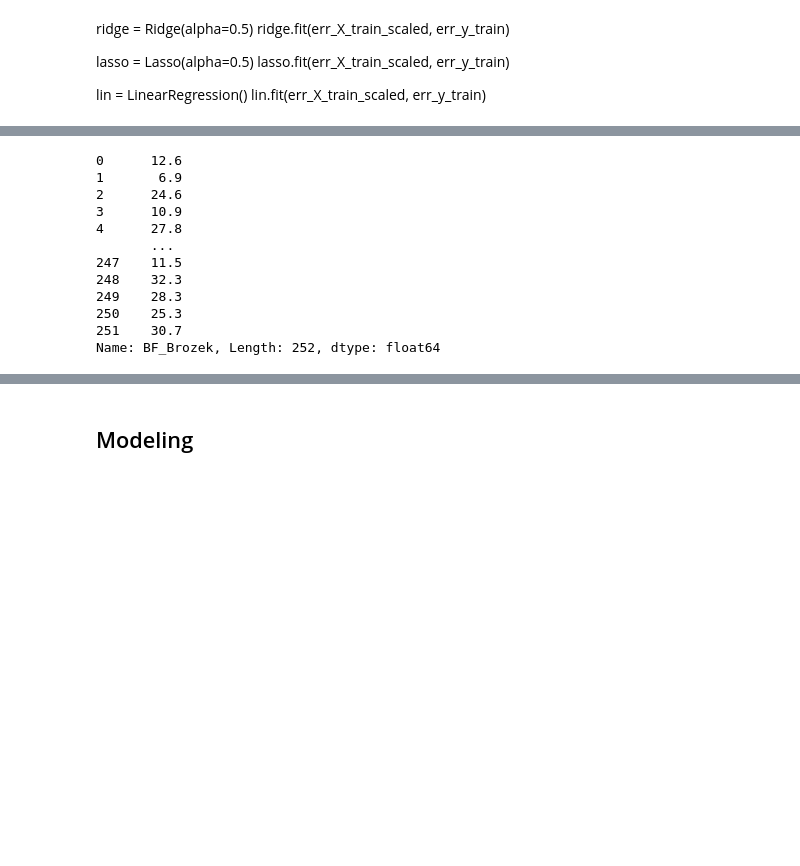
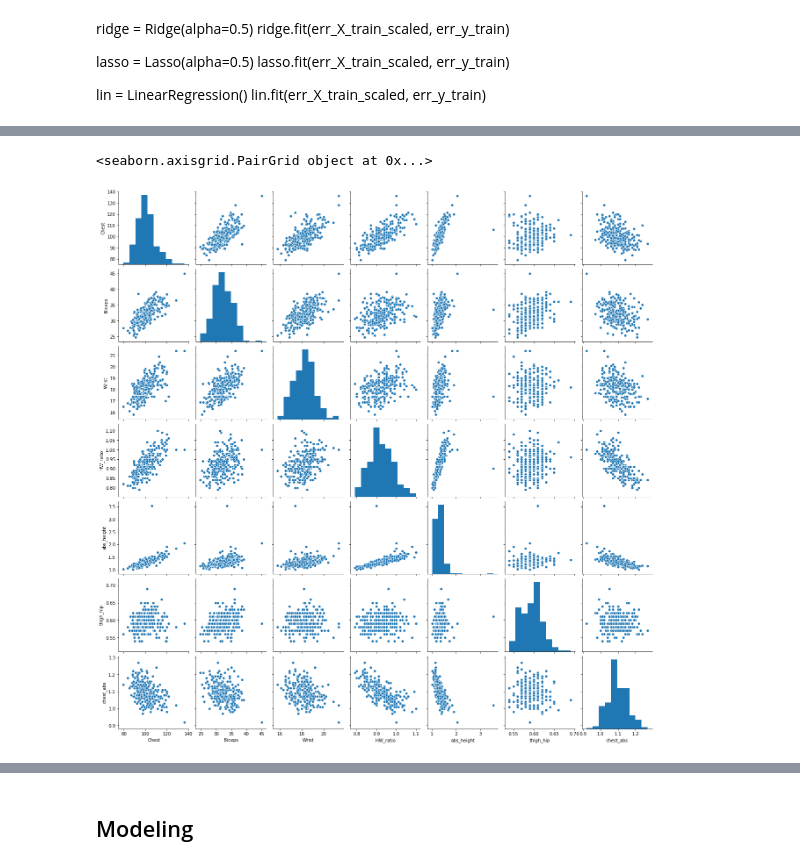
Before and after one commit to Thegreatesthumphrey/Prediction-Model-for-Total-Body-Fat-in-Adult-Men, a Jupyter notebook: Data Set Analysis.ipynb, the cells around one changed output, grey strips where cells are left out. Drawn from its saved outputs; the diff is of its cells as text; code cells hidden in the pictures; blank space fills up the shorter version.

```diff
--- a/Data Set Analysis.ipynb
+++ b/Data Set Analysis.ipynb
@@ -382,6 +424,8 @@ abs(model_df.corr(method='spearman')) > 0.80
 # %%
 ## Split Training and Testing Data
 from sklearn.model_selection import train_test_split
-y = model_df[['BF_Brozek']]
-X = model_df.drop(['BF_Brozek', 'FFM_Brozek', 'Error'], axis=1)
-X_train, X_test, y_train, y_test = train_test_split(X, y, random_state=1)
+
+BF_df = model_df.copy()
+y = BF_df[['BF_Brozek']]
+X = BF_df.drop(['BF_Brozek', 'Error'], axis=1)
+X_train, X_test, y_train, y_test = train_test_split(X, y, random_state=2)
@@ -525,20 +605,12 @@ array([[-1.74007329, -0.84124583, -0.65620473, ...,  1.09571321,
+# %%
+linear_BF = BF_df[['Chest', 'Biceps', 'Wrist', 'HW_ratio', 'abs_height', 'thigh_hip', 'chest_abs']]
+print(sns.pairplot(linear_BF))
+# %% [output]
+<seaborn.axisgrid.PairGrid object at 0x...>
+[figure, added]
 # %%
-z = X['Abdomen']
-d = y['BF_Brozek']
-d
+z = err_X['Abdomen']
+d = err_y['Error']
-# %% [output]
-0      12.6
-1       6.9
-2      24.6
-3      10.9
-4      27.8
-       ...
-247    11.5
-248    32.3
-249    28.3
-250    25.3
-251    30.7
-Name: BF_Brozek, Length: 252, dtype: float64
 # %%
 cor_matrix = np.corrcoef(z, d)
 print(cor_matrix[0,1])
```
Also changed, not shown: parts of 78 cells of this notebook.
